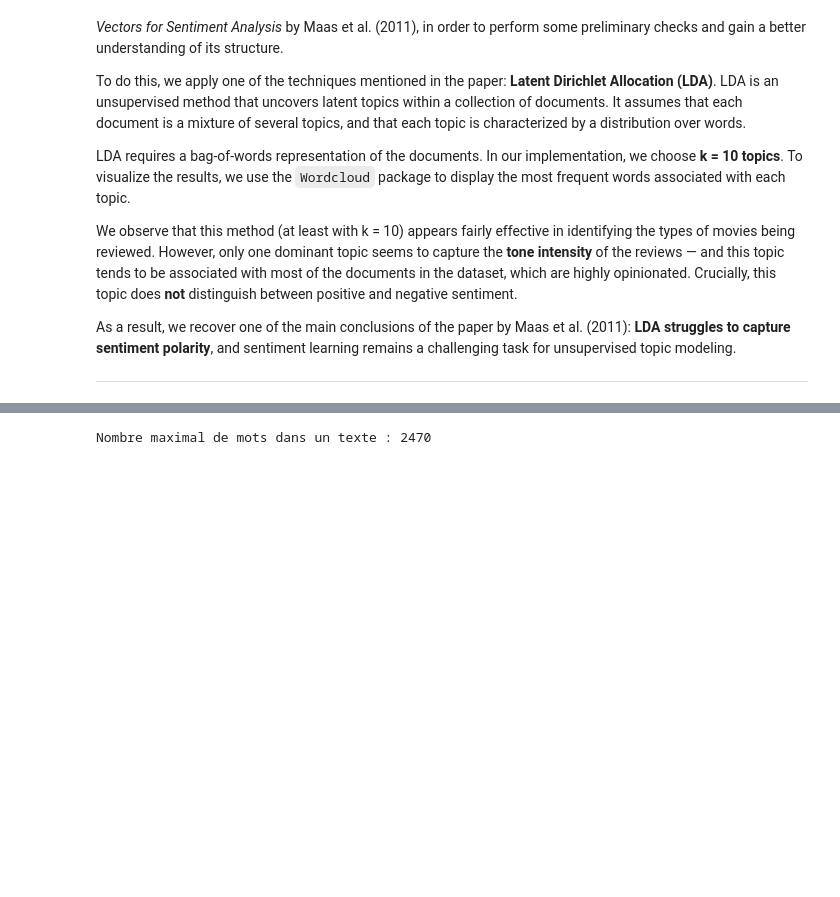
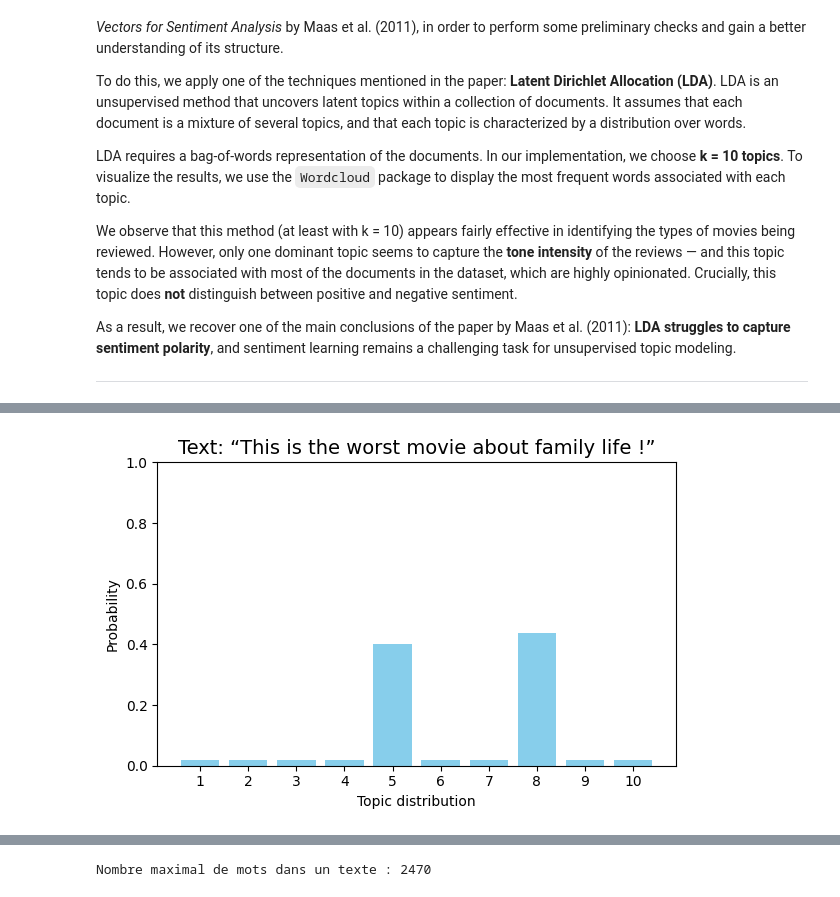
Before and after one commit to tonylauze/ensae_3A_S2_NLP, a Jupyter notebook: 1_descriptive_analysis_LDA.ipynb, the cells around one changed output, grey strips where cells are left out. Saved outputs shown, nothing was run; the diff lists cells and outputs as text; code cells hidden in the pictures; blank space fills up the shorter version.

```diff
--- a/1_descriptive_analysis_LDA.ipynb
+++ b/1_descriptive_analysis_LDA.ipynb
@@ -209 +211,6 @@ plot_topic_distribution(new_text, lda_model, dictionary, output_path="output/lda
+# %%
+new_text = "This is the worst movie about family life !"
+plot_topic_distribution(new_text, lda_model, dictionary, output_path="output/lda_topic_distribution_test_worst.png")
+# %% [output]
+[figure, added]
 # %%
```
Also changed, not shown: parts of 9 cells of this notebook, 14 other files.
